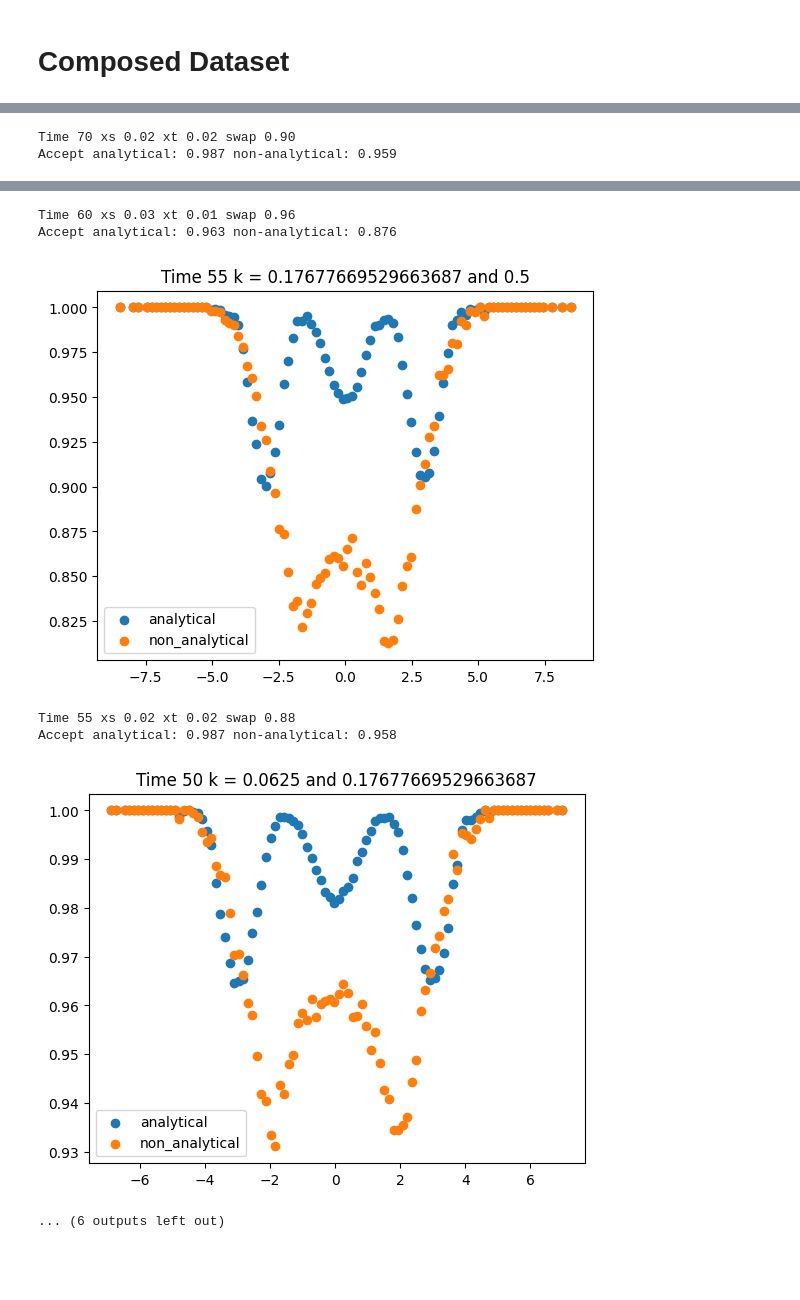
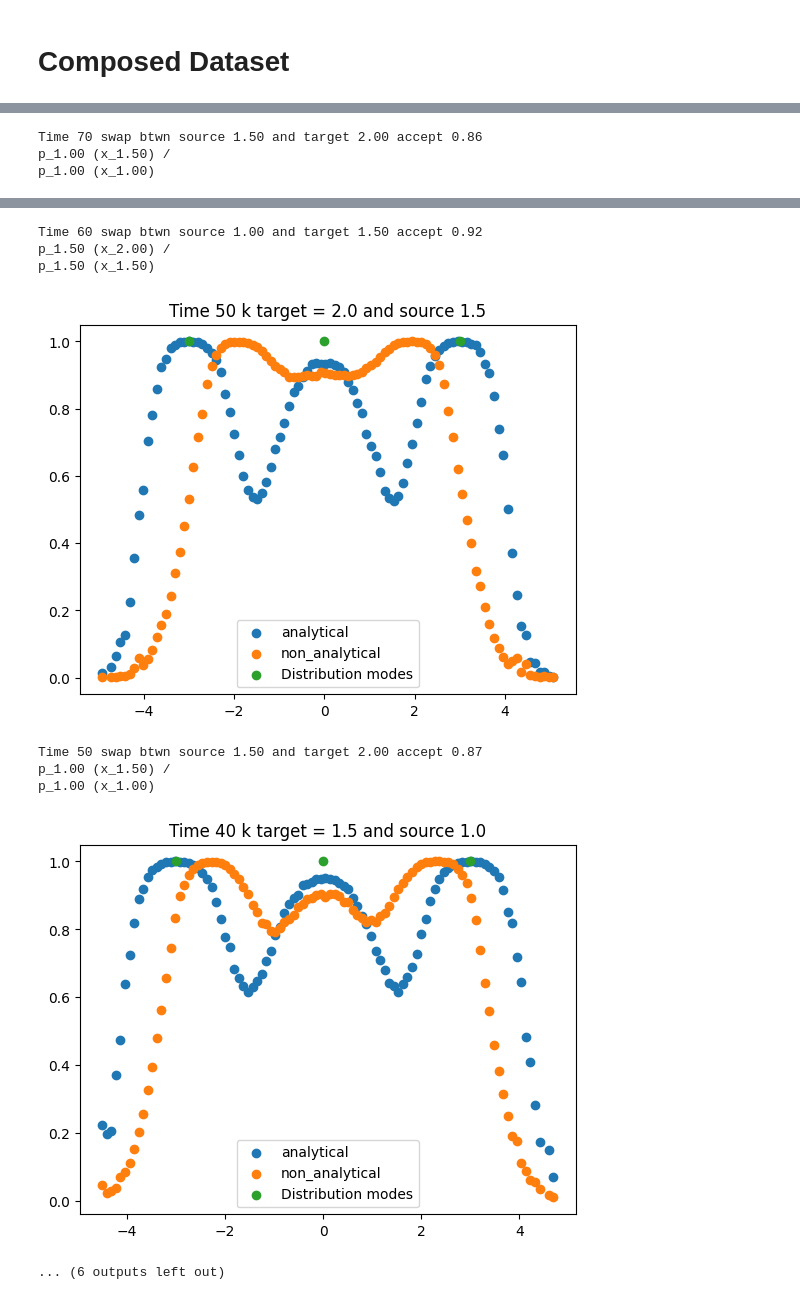
Before and after one commit to oatmeallover/parallel_tempering, a Jupyter notebook: tempered_energy.ipynb, the cells around one changed output, grey strips where cells are left out. Drawn from its saved outputs; the diff is of its cells as text; code cells hidden in the pictures; blank space fills up the shorter version.

Commit message:
CLEAN CODE: polished up TSR, swaps algorithm parameter

```diff
--- a/tempered_energy.ipynb
+++ b/tempered_energy.ipynb
@@ -15,6 +11,11 @@ import numpy as np
 # %%
-k_range = np.array([1/4, 1/3, 1/2, 1, 2, 3, 4])
-sigma=0.8
-n_bins=220
-n_replicas=3
+k = 2.0
+n_replicas = 3
 n_samples = 4
+swap_algorithm = {
+	"analytical" : True,
+	"swap_towards_k" : False,
+	"even": [90, 70, 50, 30],
+	"odd": [80, 60, 40, 20],
+	"debug" : True
+}
@@ -70,3 +24,10 @@ n_samples = 4
 # %%
-_ = plot_temperature_triptych(dataset_name="composed", sigma=sigma, n_bins=n_bins, n_samples=n_samples, k=0.5, replica_swaps=True)
+_ = plot_temperature_triptych(
+	dataset_name="composed",
+	k=k,
+	n_samples=n_samples,
+	n_replicas=n_replicas,
+	replica_swaps=True,
+	swap_algorithm=swap_algorithm
+)
 # %% [output]
@@ -81,2 +45,3 @@ Accept analytical: 0.965 non-analytical: 0.897
-Time 70 xs 0.02 xt 0.02 swap 0.90
-Accept analytical: 0.987 non-analytical: 0.959
+Time 70 swap btwn source 1.50 and target 2.00 accept 0.86
+p_1.00 (x_1.50) /
+p_1.00 (x_1.00)
@@ -84,7 +49,9 @@ Accept analytical: 0.987 non-analytical: 0.959
-Time 60 xs 0.03 xt 0.01 swap 0.96
-Accept analytical: 0.963 non-analytical: 0.876
+Time 60 swap btwn source 1.00 and target 1.50 accept 0.92
+p_1.50 (x_2.00) /
+p_1.50 (x_1.50)
-[figure, old version]
+[figure, new version]
-Time 55 xs 0.02 xt 0.02 swap 0.88
-Accept analytical: 0.987 non-analytical: 0.958
+Time 50 swap btwn source 1.50 and target 2.00 accept 0.87
+p_1.00 (x_1.50) /
+p_1.00 (x_1.00)
-[figure, old version]
+[figure, new version]
 ... (6 outputs left out)
```
Also changed, not shown: parts of 11 cells of this notebook, 11 other files.
